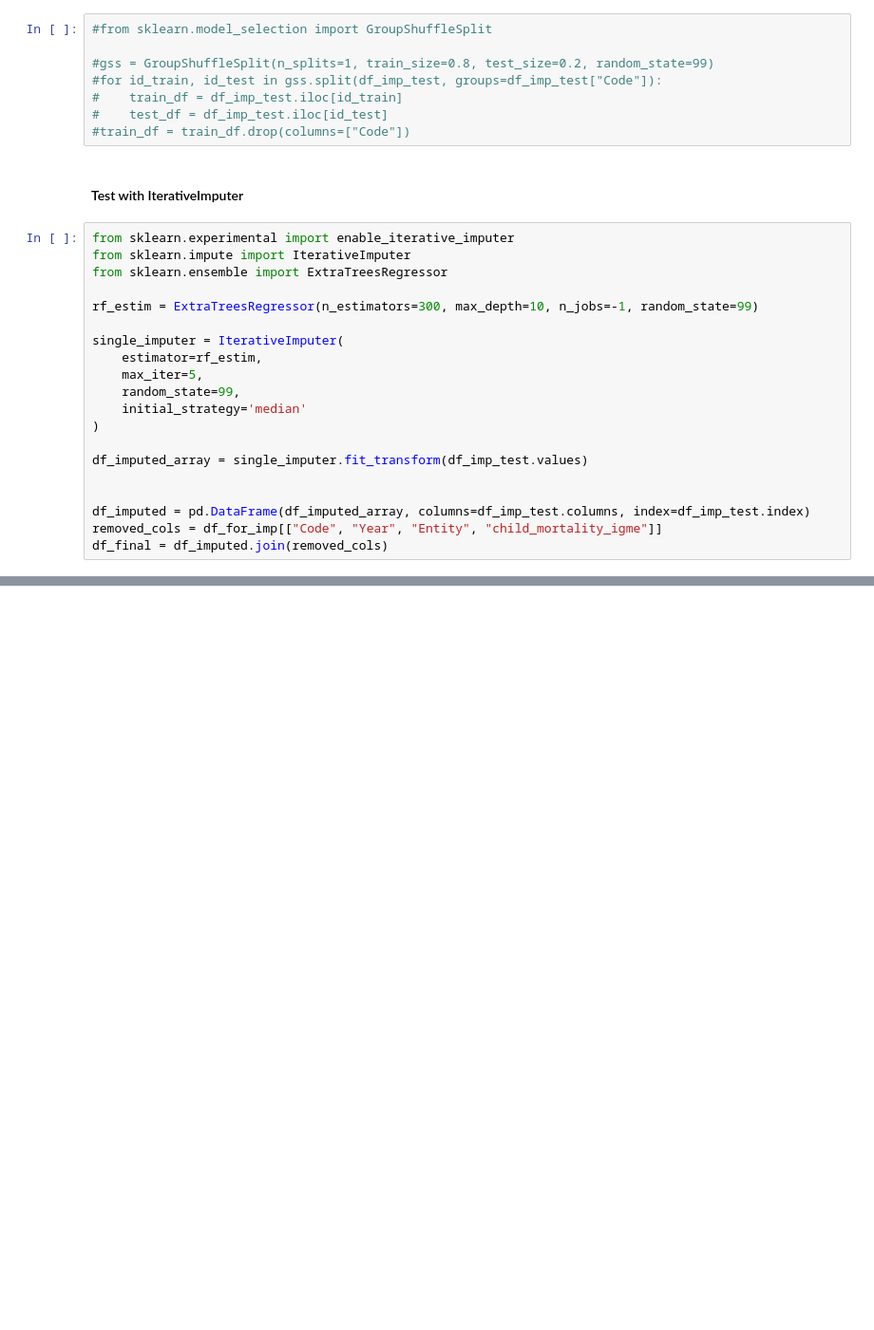
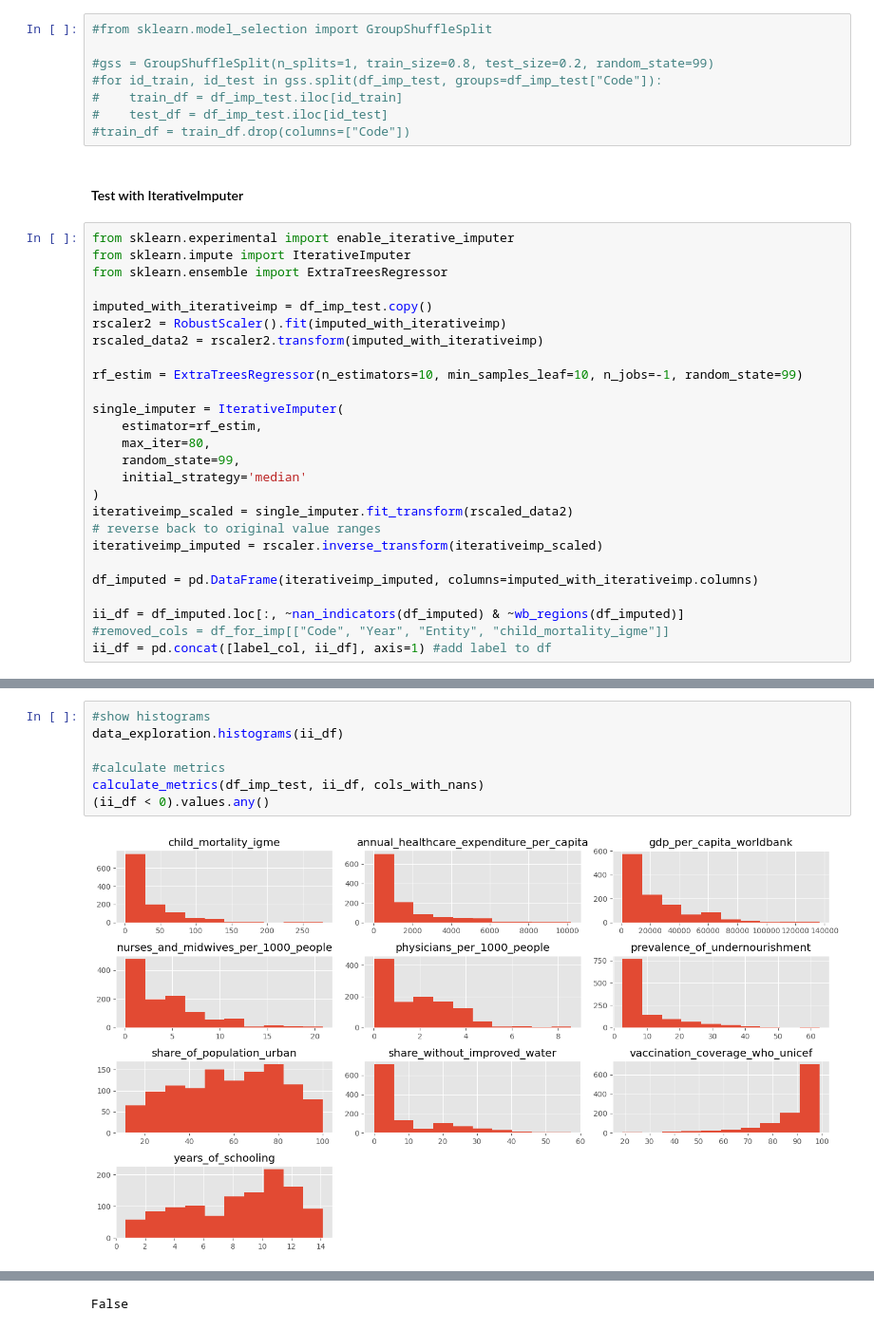
Before and after one commit to HamzahFayad/master_thesis_child_mortality, a Jupyter notebook: 01_notebooks/2_data_preprocessing.ipynb, the cells around one changed output, grey strips where cells are left out. Shown at 95% size. Saved outputs shown, nothing was run; the diff lists cells and outputs as text; blank space fills up the shorter version.

Commit message:
feat: iterativeimputer + tsne dimensionality reduction with visualization

```diff
--- a/01_notebooks/2_data_preprocessing.ipynb
+++ b/01_notebooks/2_data_preprocessing.ipynb
@@ -350,18 +339,24 @@ from sklearn.experimental import enable_iterative_imputer
 from sklearn.impute import IterativeImputer
 from sklearn.ensemble import ExtraTreesRegressor
 
-rf_estim = ExtraTreesRegressor(n_estimators=300, max_depth=10, n_jobs=-1, random_state=99)
+imputed_with_iterativeimp = df_imp_test.copy()
+rscaler2 = RobustScaler().fit(imputed_with_iterativeimp)
+rscaled_data2 = rscaler2.transform(imputed_with_iterativeimp)
+
+rf_estim = ExtraTreesRegressor(n_estimators=10, min_samples_leaf=10, n_jobs=-1, random_state=99)
 
 single_imputer = IterativeImputer(
     estimator=rf_estim,
-    max_iter=5,
+    max_iter=80,
     random_state=99,
     initial_strategy='median'
 )
+iterativeimp_scaled = single_imputer.fit_transform(rscaled_data2)
+# reverse back to original value ranges
+iterativeimp_imputed = rscaler.inverse_transform(iterativeimp_scaled)
 
-df_imputed_array = single_imputer.fit_transform(df_imp_test.values)
+df_imputed = pd.DataFrame(iterativeimp_imputed, columns=imputed_with_iterativeimp.columns)
 
-
-df_imputed = pd.DataFrame(df_imputed_array, columns=df_imp_test.columns, index=df_imp_test.index)
-removed_cols = df_for_imp[["Code", "Year", "Entity", "child_mortality_igme"]]
-df_final = df_imputed.join(removed_cols)
+ii_df = df_imputed.loc[:, ~nan_indicators(df_imputed) & ~wb_regions(df_imputed)]
+#removed_cols = df_for_imp[["Code", "Year", "Entity", "child_mortality_igme"]]
+ii_df = pd.concat([label_col, ii_df], axis=1) #add label to df
@@ -425,0 +363,9 @@ df_imputed_subset
+# %%
+#show histograms
+data_exploration.histograms(ii_df)
+
+#calculate metrics
+calculate_metrics(df_imp_test, ii_df, cols_with_nans)
+(ii_df < 0).values.any()
+# %% [output]
+[figure, added]
@@ -425,0 +382 @@ df_imputed_subset
+False
```
Also changed, not shown: parts of 18 cells of this notebook, 1 other file.
